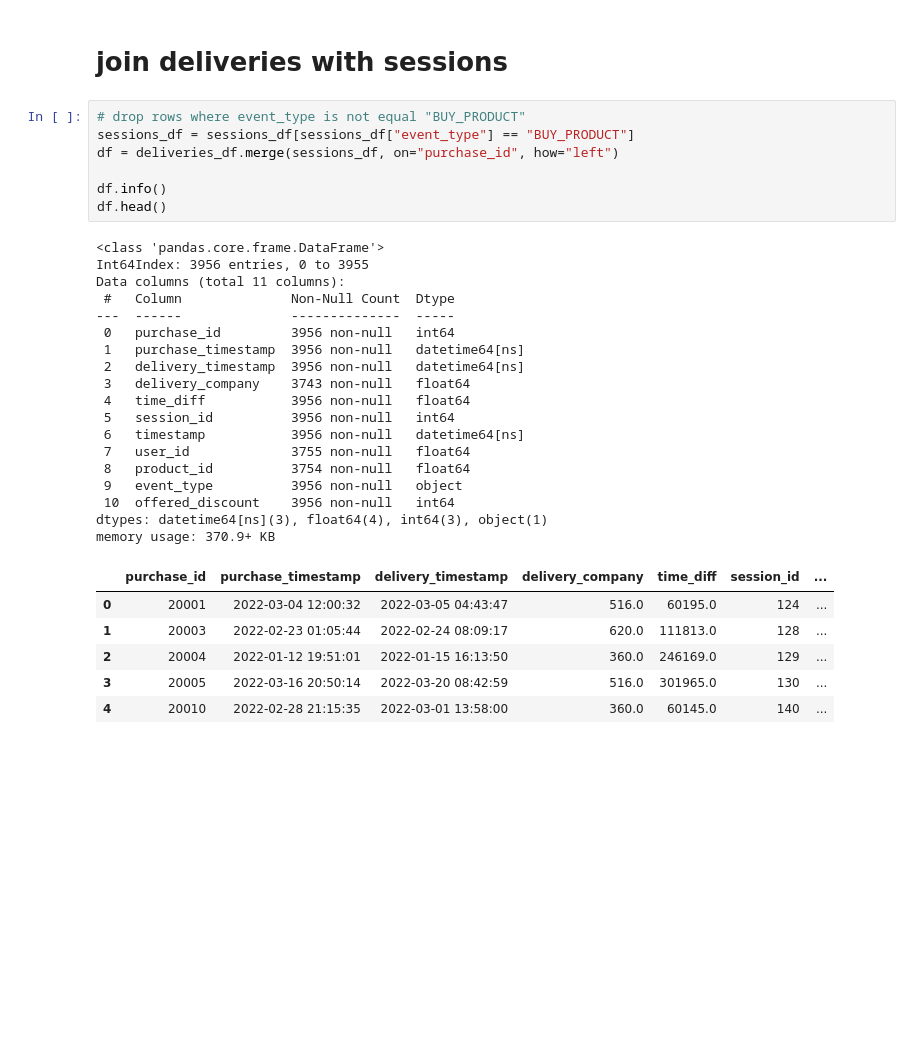
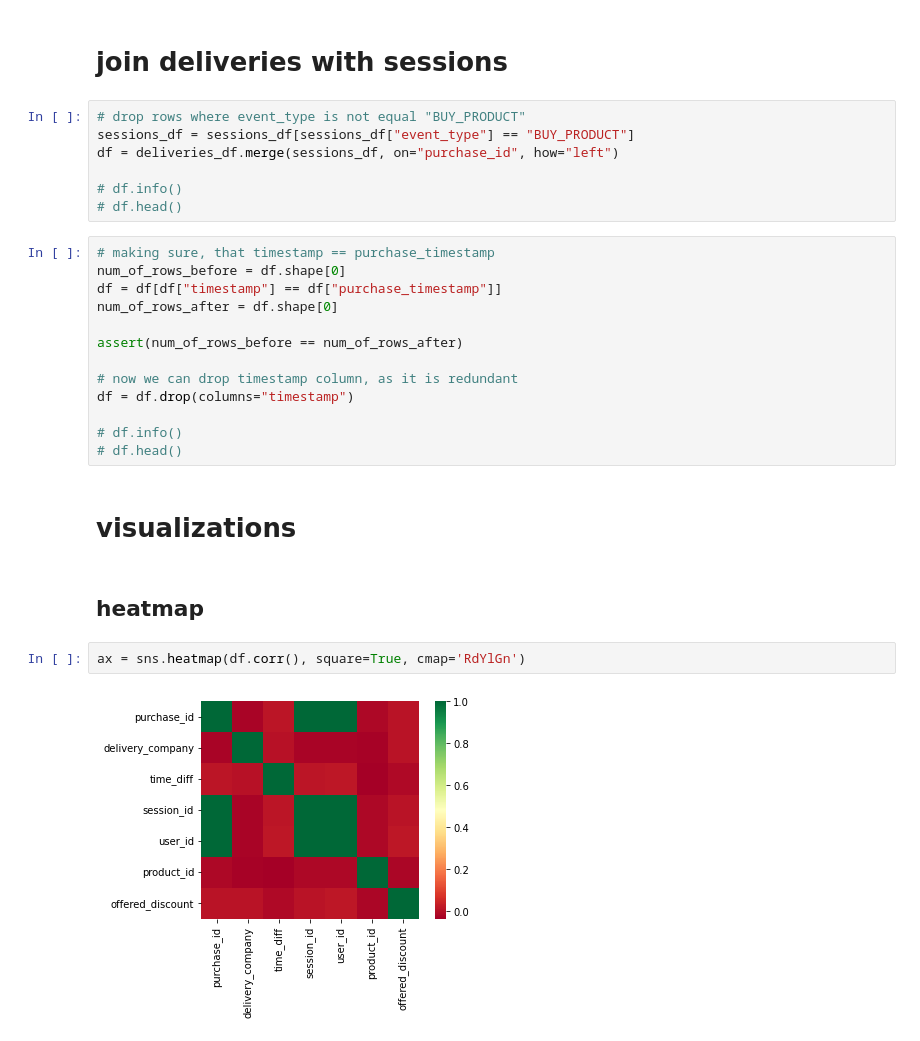
Before and after one commit to milosz-l/delivery-time, a Jupyter notebook: ETL.ipynb, the cells around one changed output. Cells and saved outputs as stored; diff of their text form; blank space fills up the shorter version.

```diff
--- a/ETL.ipynb
+++ b/ETL.ipynb
@@ -75,30 +58,26 @@ memory usage: 185.4 KB
 sessions_df = sessions_df[sessions_df["event_type"] == "BUY_PRODUCT"]
 df = deliveries_df.merge(sessions_df, on="purchase_id", how="left")
 
-df.info()
-df.head()
+# df.info()
+# df.head()
-# %% [output]
-<class 'pandas.core.frame.DataFrame'>
-Int64Index: 3956 entries, 0 to 3955
-Data columns (total 11 columns):
- #   Column              Non-Null Count  Dtype
----  ------              --------------  -----
- 0   purchase_id         3956 non-null   int64
- 1   purchase_timestamp  3956 non-null   datetime64[ns]
- 2   delivery_timestamp  3956 non-null   datetime64[ns]
- 3   delivery_company    3743 non-null   float64
- 4   time_diff           3956 non-null   float64
- 5   session_id          3956 non-null   int64
- 6   timestamp           3956 non-null   datetime64[ns]
- 7   user_id             3755 non-null   float64
- 8   product_id          3754 non-null   float64
- 9   event_type          3956 non-null   object
- 10  offered_discount    3956 non-null   int64
-dtypes: datetime64[ns](3), float64(4), int64(3), object(1)
-memory usage: 370.9+ KB
-|  | purchase_id | purchase_timestamp | delivery_timestamp | delivery_company | time_diff | session_id | ... |
-| 0 | 20001 | 2022-03-04 12:00:32 | 2022-03-05 04:43:47 | 516.0 | 60195.0 | 124 | ... |
-| 1 | 20003 | 2022-02-23 01:05:44 | 2022-02-24 08:09:17 | 620.0 | 111813.0 | 128 | ... |
-| 2 | 20004 | 2022-01-12 19:51:01 | 2022-01-15 16:13:50 | 360.0 | 246169.0 | 129 | ... |
-| 3 | 20005 | 2022-03-16 20:50:14 | 2022-03-20 08:42:59 | 516.0 | 301965.0 | 130 | ... |
-| 4 | 20010 | 2022-02-28 21:15:35 | 2022-03-01 13:58:00 | 360.0 | 60145.0 | 140 | ... |
+# %%
+# making sure, that timestamp == purchase_timestamp
+num_of_rows_before = df.shape[0]
+df = df[df["timestamp"] == df["purchase_timestamp"]]
+num_of_rows_after = df.shape[0]
+
+assert(num_of_rows_before == num_of_rows_after)
+
+# now we can drop timestamp column, as it is redundant
+df = df.drop(columns="timestamp")
+
+# df.info()
+# df.head()
+# %% [markdown]
+# visualizations
+# %% [markdown]
+## heatmap
+# %%
+ax = sns.heatmap(df.corr(), square=True, cmap='RdYlGn')
+# %% [output]
+[figure, added]
```
Also changed, not shown: parts of 5 cells of this notebook.
